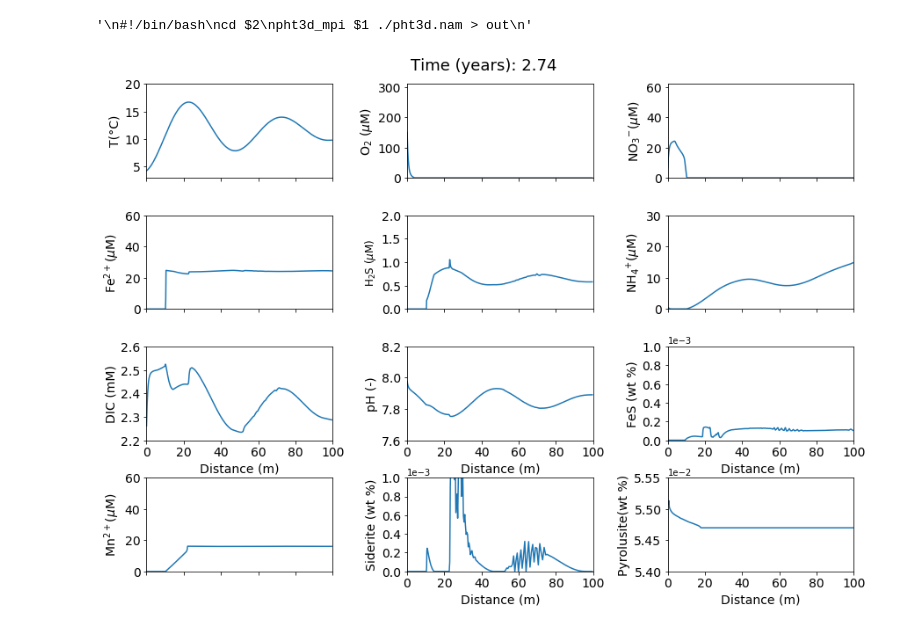
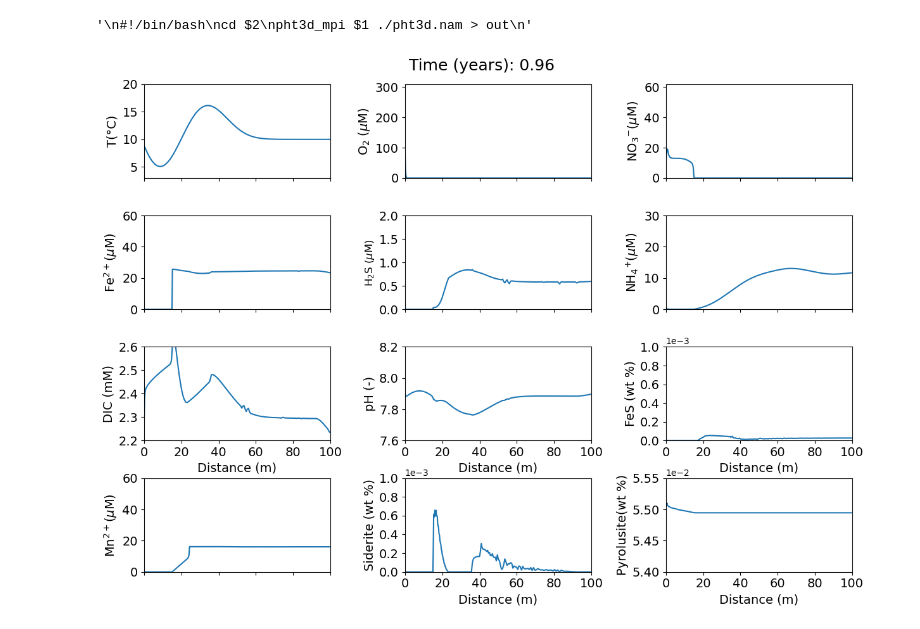
Before and after one commit to SLS-github/PHT3D-FSP, a Jupyter notebook: example/pht3d_fsp_example.ipynb, the cells around one changed output. Cells and saved outputs as stored; diff of their text form; code cells hidden in the pictures.

```diff
--- a/example/pht3d_fsp_example.ipynb
+++ b/example/pht3d_fsp_example.ipynb
@@ -80,7 +103,7 @@ spec=pht3d_fsp.create(xlsx_path="./", xlsx_name="pht3d_species_example.xlsx",
                  ph_os=2,ph_temp=-2, ph_asbin=0, ph_eps_aqu=1e-10,
                  ph_ph=1e-3, ph_print=0, ph_cb_offset=0.05, ph_surf_calc_type="-diffuse_layer",write_ph="yes")
 
-## Re-define initial concentrations of species 'orgc'
+## Re-define initial concentrations of species 'orgc', i.e. make lots of orgc in the infiltration zone
 x05=0.5
 reac=20
 spec['orgc'][0,0,:]=(reac*1e-3-1e-3)*np.exp(-np.log(2)/x05*xi)+1e-3
@@ -90,7 +113,7 @@ icbund = np.abs(ibound)
 
 ## Initiate RCH data...
 rch_spec={}
-for key in spec.keys():
+for key in spec.keys(): # spec.keys() contains species names defined by you in the xlsx
  rch_spec[key]={}
 
 ## Define SSM and RCH data (for the SSM package) for each stress period
@@ -104,18 +127,23 @@ for i in range(nper):
 
     # rch and wel
     for key in spec.keys():
-     rch_spec[key][i]=spec[key][0,:,:] # set recharge concs to initial concs for simplicity
+     #rch_spec[key][i]=spec[key][0,:,:] # if we have recharge, set recharge concs to initial concs for simplicity
      wel_spec[key]=spec[key][0,0,0] # set wel concs to initial concs for the beginning
 
     #change some well concs manually on the fly
+    # complicated formular to make seasonal T changes of infiltration water (well)
     tempi=15.0/2.0*np.cos(np.float32(i)/365*2*np.pi-np.pi/2)+15.0/2.0+4
+
+    # complicated formulat to make T dependent O2 concention in water due to solubility
     ox=4.23e-4-(tempi-4)*(1.18e-4)/15.0*2
+
+    # complicated formular make time varying nitrate concentrations due to seasonal algae blooms
     nitr=(50e-6*np.cos(np.float32(i)/365*2*np.pi-np.pi)-20e-6)/3*6
     if nitr < 0:
         nitr = 0
 
     wel_spec['tracer']=1e-3
-    wel_spec['temp']=np.around(tempi,4)
+    wel_spec['temp']=np.around(tempi,4) # note that temperature is not
     wel_spec['o2']=np.around(ox,5)
     wel_spec['no3']=np.around(nitr,6)
     wel_spec['cl']=4.317e-01
@@ -138,13 +166,23 @@ mt = flopy.mt3d.Mt3dms(modelname, model_ws=model_ws, exe_name='/PATH/TO/mt3dms',
 exec(f'btn = flopy.mt3d.Mt3dBtn(mt, nper=nper, perlen=perlen, nstp=nstp, nlay=nlay,ncol=ncol,nrow=nrow, \
     laycon=3, prsity=n, icbund=icbund, nprs=0,mxstrn=100000,tsmult=1, \
     ncomp={pht3d_fsp.create.ncomp}, mcomp={pht3d_fsp.create.mcomp}, {pht3d_fsp.create.sconc_btn})') # call BTN package in this way to invoke PHT3D-FSP variables
+
+exec(f'ssm = flopy.mt3d.Mt3dSsm(mt, stress_period_data=ssm_data,mxss=1000)') # if we have no recharge
+
+#or if we have recharge
+# exec(f'ssm = flopy.mt3d.Mt3dSsm(mt, stress_period_data=ssm_data,mxss=1000,{pht3d_fsp.create.crch_ssm})') # call SSM package in this way to invoke PHT3D-FSP variables
+
 adv = flopy.mt3d.Mt3dAdv(mt, mixelm=-1, percel=0.5)
-kwargs={'dmcoef2':0.2}
+
+kwargs={'dmcoef2':0.2} # diffusion coeff for species 2, i.e., Temperature --> Heat diffusion
 dsp = flopy.mt3d.Mt3dDsp(mt, al=aL, trpt=0.1, trpv=0.1, multiDiff=True,dmcoef=0.0,**kwargs)
+
 gcg = flopy.mt3d.Mt3dGcg(mt, isolve=2, cclose=1.e-10)
-exec(f'ssm = flopy.mt3d.Mt3dSsm(mt, stress_period_data=ssm_data,mxss=1000,{pht3d_fsp.create.crch_ssm})') # call SSM package in this way to invoke PHT3D-FSP variables
-kwargs={'sp12':2e-4}
+
+
+kwargs={'sp12':2e-4} # Retardation of Temperature due to solid - water partitioning
 rct = flopy.mt3d.Mt3dRct(mt,rhob=1800.0,ireact=0,isothm=1,sp1=0,igetsc=0,**kwargs)
+
 mt.write_input()
 
 ## Manually add the PHC reaction package to the nam file and push out as pht3d.nam
@@ -313,9 +338,9 @@ for i in range(len(times)-1):
  c_fes.append(ucnobj.get_data(totim=times[i]))
 ucnobj.file.close()
 # %%
-## Plot cross-sections of the salinity and flow field at various output times
+## Plot cross-sections of the salinity and flow field at specific output time
 
-i=1000
+i=350
 
 plt.figure(2,figsize=(13,10))
 
@@ -402,31 +427,31 @@ plt.xlabel('Distance (m)',fontsize=14)
 ax=plt.subplot(4,3,10)
 plt.plot(xi,c_mn2[i][0,0,:]*1e6)
 plt.yticks(fontsize=14)
 ax.set_xticklabels([])
 plt.ylim([0,60])
 plt.xlim([0,100])
 plt.ylabel('Mn$^{2+}$($\mu$M)',fontsize=14)
 
 ax=plt.subplot(4,3,11)
 l1,=plt.plot(xi,c_sid[i][0,0,:]*(116)*n/(2650*(1-n))*100)
 plt.yticks(fontsize=14)
 plt.ticklabel_format(style='sci', axis='y', scilimits=(-1,1))
 plt.xticks(fontsize=14)
 plt.ylim([0,1.0e-3])
 plt.xlim([0,100])
 plt.ylabel('Siderite (wt %)',fontsize=14)
 plt.xlabel('Distance (m)',fontsize=14)
 
 ax=plt.subplot(4,3,12)
 l1,=plt.plot(xi,(c_pyr[i][0,0,:])*(87)*n/(2650*(1-n))*100-0.45)
 plt.yticks(fontsize=14)
 plt.ticklabel_format(style='sci', axis='y', scilimits=(-1,1))
 plt.xticks(fontsize=14)
 plt.ylim([5.4e-2,5.55e-2])
 plt.xlim([0,100])
 plt.ylabel('Pyrolusite(wt %)',fontsize=14)
 plt.xlabel('Distance (m)',fontsize=14)
 
 plt.subplots_adjust(bottom=0.15,top=0.92,right=0.96,left=0.1,wspace=0.4,hspace =0.4)
 # %% [output]
-[figure, old version]
+[figure, new version]
```
Also changed, not shown: parts of 5 cells of this notebook.
